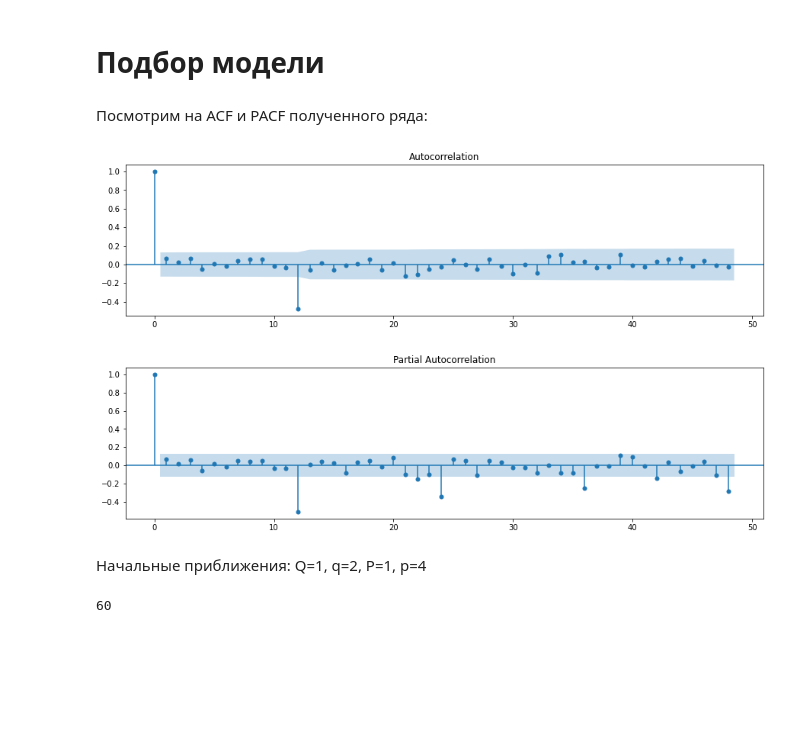
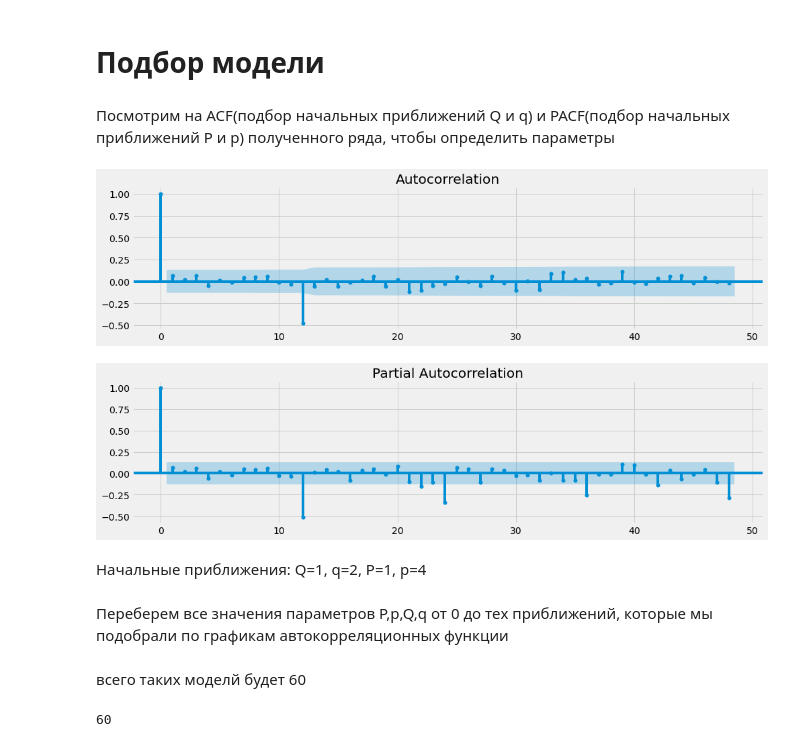
Before and after one commit to Alexbotduglas/old-Files-Trash-, a Jupyter notebook: SARIMA_1998-2017.ipynb, the cells around one changed output. Drawn from its saved outputs; the diff is of its cells as text; code cells hidden in the pictures; blank space fills up the shorter version.

```diff
--- a/SARIMA_1998-2017.ipynb
+++ b/SARIMA_1998-2017.ipynb
@@ -55,10 +65,10 @@ print("Критерий Дики-Фуллера: p=%f" % sm.tsa.stattools.adfull
 # %% [markdown]
 Критерий Дики-Фуллера отвергает гипотезу нестационарности, но визуально в данных виден тренд. Попробуем сезонное дифференцирование; сделаем на продифференцированном ряде STL-декомпозицию и проверим стационарность:
 # %%
-df['sales_box_diff'] = df.sales_box - df.sales_box.shift(12)
+df['stocks_diff'] = df.stocks - df.stocks.shift(12)
 plt.figure(figsize(15,10))
-sm.tsa.seasonal_decompose(df.sales_box_diff[12:],period=12).plot()
-print("Критерий Дики-Фуллера: p=%f" % sm.tsa.stattools.adfuller(df.sales_box_diff[12:])[1])
+sm.tsa.seasonal_decompose(df.stocks_diff[12:],period=12).plot()
+print("Критерий Дики-Фуллера: p=%f" % sm.tsa.stattools.adfuller(df.stocks_diff[12:])[1])
 # %% [output]
 Критерий Дики-Фуллера: p=0.027741
 <Figure size 1080x720 with 0 Axes>
@@ -68,8 +78,8 @@ print("Критерий Дики-Фуллера: p=%f" % sm.tsa.stattools.adfull
 # %%
-df['sales_box_diff2'] = df.sales_box_diff - df.sales_box_diff.shift(1)
+df['stocks_diff2'] = df.stocks_diff - df.stocks_diff.shift(1)
 plt.figure(figsize(15,10))
-sm.tsa.seasonal_decompose(df.sales_box_diff2[13:],period=12).plot()
-print("Критерий Дики-Фуллера: p=%f" % sm.tsa.stattools.adfuller(df.sales_box_diff2[13:])[1])
+sm.tsa.seasonal_decompose(df.stocks_diff2[13:],period=12).plot()
+print("Критерий Дики-Фуллера: p=%f" % sm.tsa.stattools.adfuller(df.stocks_diff2[13:])[1])
 # %% [output]
 Критерий Дики-Фуллера: p=0.000000
 <Figure size 1080x720 with 0 Axes>
@@ -79,20 +89,22 @@ print("Критерий Дики-Фуллера: p=%f" % sm.tsa.stattools.adfull
 # %% [markdown]
 # Подбор модели
 # %% [markdown]
-Посмотрим на ACF и PACF полученного ряда:
+Посмотрим на ACF(подбор начальных приближений Q и q) и PACF(подбор начальных приближений P и p) полученного ряда, чтобы определить параметры
 # %%
 plt.figure(figsize(15,8))
 ax = plt.subplot(211)
-sm.graphics.tsa.plot_acf(df.sales_box_diff2[13:].values.squeeze(), lags=48, ax=ax)
+sm.graphics.tsa.plot_acf(df.stocks_diff2[13:].values.squeeze(), lags=48, ax=ax)
 pylab.show()
 ax = plt.subplot(212)
-sm.graphics.tsa.plot_pacf(df.sales_box_diff2[13:].values.squeeze(), lags=48, ax=ax)
+sm.graphics.tsa.plot_pacf(df.stocks_diff2[13:].values.squeeze(), lags=48, ax=ax)
 pylab.show()
 # %% [output]
-[figure, old version]
+[figure, new version]
-[figure, old version]
+[figure, new version]
 # %% [markdown]
 Начальные приближения: Q=1, q=2, P=1, p=4
+# %% [markdown]
+Переберем все значения параметров P,p,Q,q от 0 до тех приближений, которые мы подобрали по графикам автокорреляционных функции
 # %%
 ps = range(0, 5)
 d=1
@@ -100,6 +112,8 @@ qs = range(0, 3)
 Ps = range(0, 2)
 D=1
 Qs = range(0, 2)
+# %% [markdown]
+всего таких моделй будет 60
 # %%
 from itertools import product
 parameters = product(ps, qs, Ps, Qs)
```
Also changed, not shown: parts of 38 cells of this notebook.
